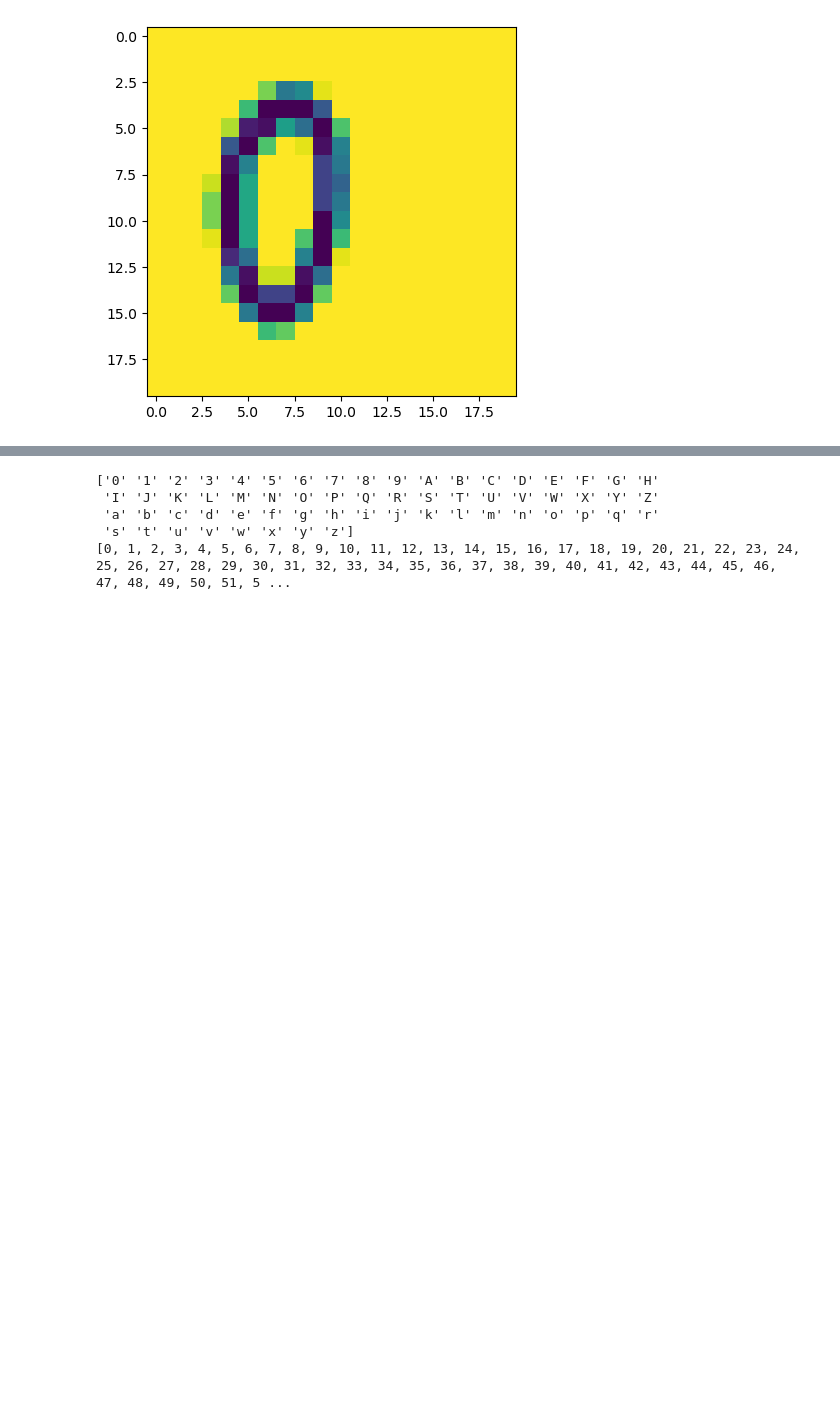
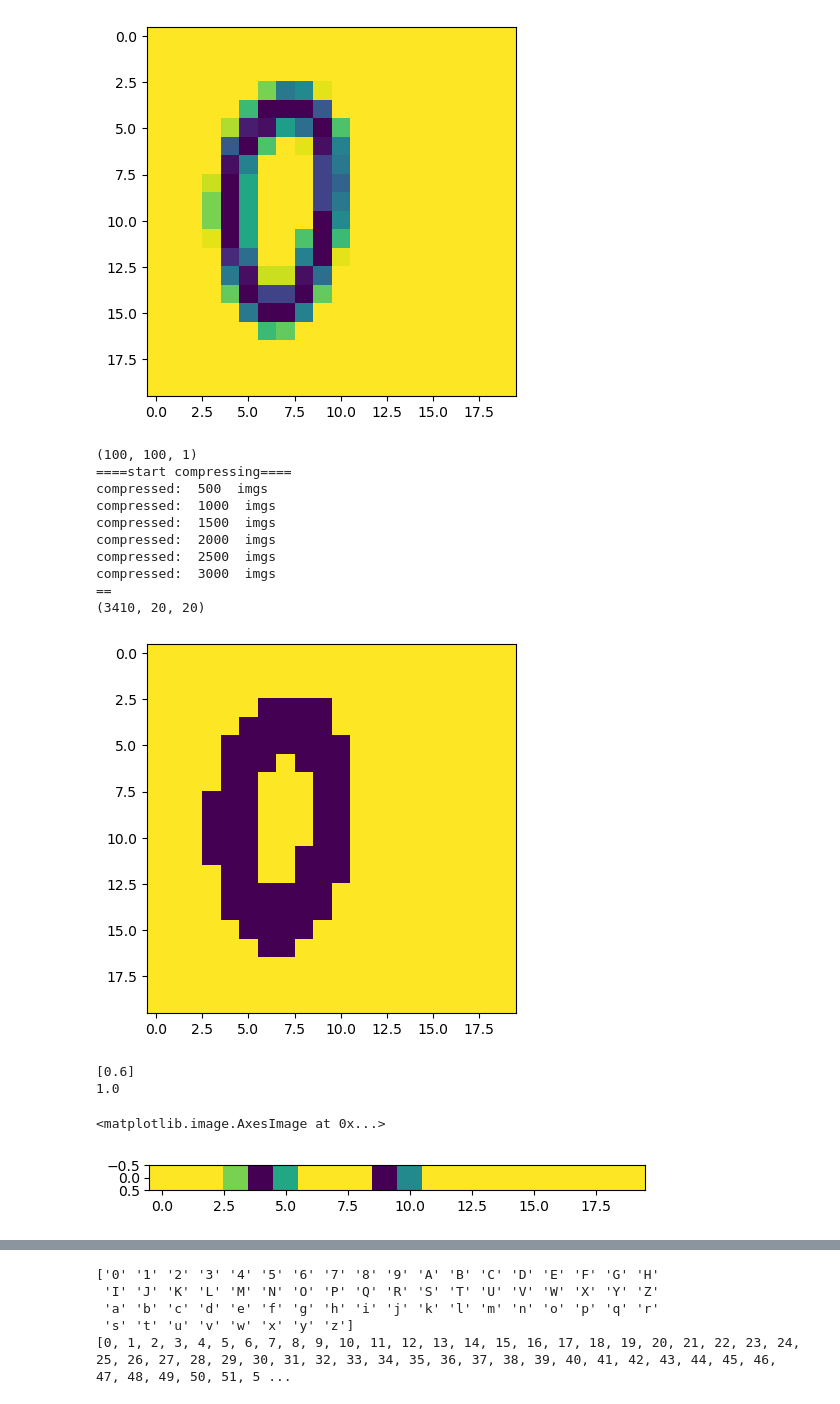
Before and after one commit to Honghui-Li-8/ECS171-FinalProject, a Jupyter notebook: ModelTraining/CNN_test.ipynb, the cells around one changed output, grey strips where cells are left out. Drawn from its saved outputs; the diff is of its cells as text; code cells hidden in the pictures; blank space fills up the shorter version.

```diff
--- a/ModelTraining/CNN_test.ipynb
+++ b/ModelTraining/CNN_test.ipynb
@@ -101,3 +101,62 @@ compressed:  3000  imgs
 ==
 (3410, 20, 20, 1)
 [figure]
+# %%
+ImageData_compressed_type2 = []
+
+print(np.array(imageDatas[0]).shape)
+
+# test = []
+# test += [imageDatas[0]]
+count = 0
+print("====start compressing====")
+for img in imageDatas:
+    img_compressed = []
+    for i in range(20):
+        row_compressed = []
+        for j in range(20):
+            sum = 0
+            for r in range(5):
+                for c in range(5):
+                    sum += img[5 * i + r][5 *j + c]
+            if (sum < 25):
+                row_compressed += [0.0]
+            else:
+                row_compressed += [1.0]
+            # print(np.array(row_compressed).shape)
+
+        img_compressed += [row_compressed]
+        # print(np.array(img_compressed).shape)
+    ImageData_compressed_type2 += [img_compressed]
+    count += 1
+    if (count % 500 == 0):
+        print("compressed: ", count, " imgs" )
+
+print("==")
+print(np.array(ImageData_compressed_type2).shape)
+plt.imshow(ImageData_compressed_type2[0])
+# print(ImageData_compressed[0])
+plt.show()
+# %% [output]
+(100, 100, 1)
+====start compressing====
+compressed:  500  imgs
+compressed:  1000  imgs
+compressed:  1500  imgs
+compressed:  2000  imgs
+compressed:  2500  imgs
+compressed:  3000  imgs
+==
+(3410, 20, 20)
+[figure, added]
+# %%
+print(ImageData_compressed[0][11][5])
+print(ImageData_compressed_type2[0][11][5])
+# %% [output]
+[0.6]
+1.0
+# %%
+plt.imshow([ImageData_compressed[0][10]])
+# %% [output]
+<matplotlib.image.AxesImage at 0x...>
+[figure, added]
```
Also changed, not shown: parts of 5 cells of this notebook.
